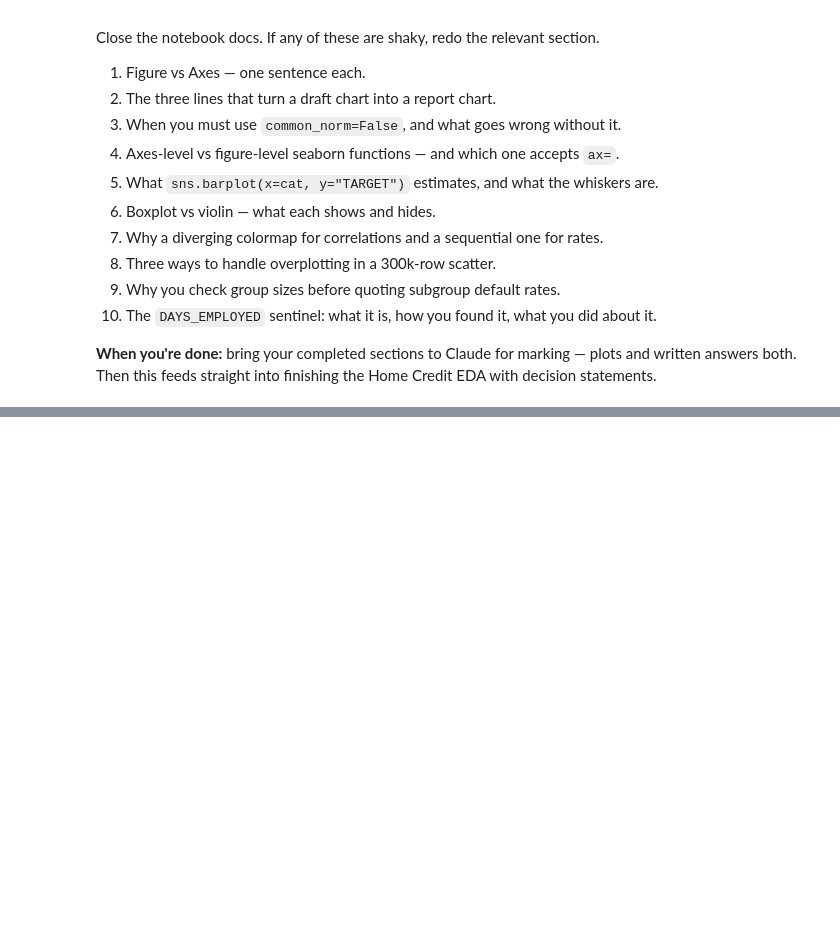
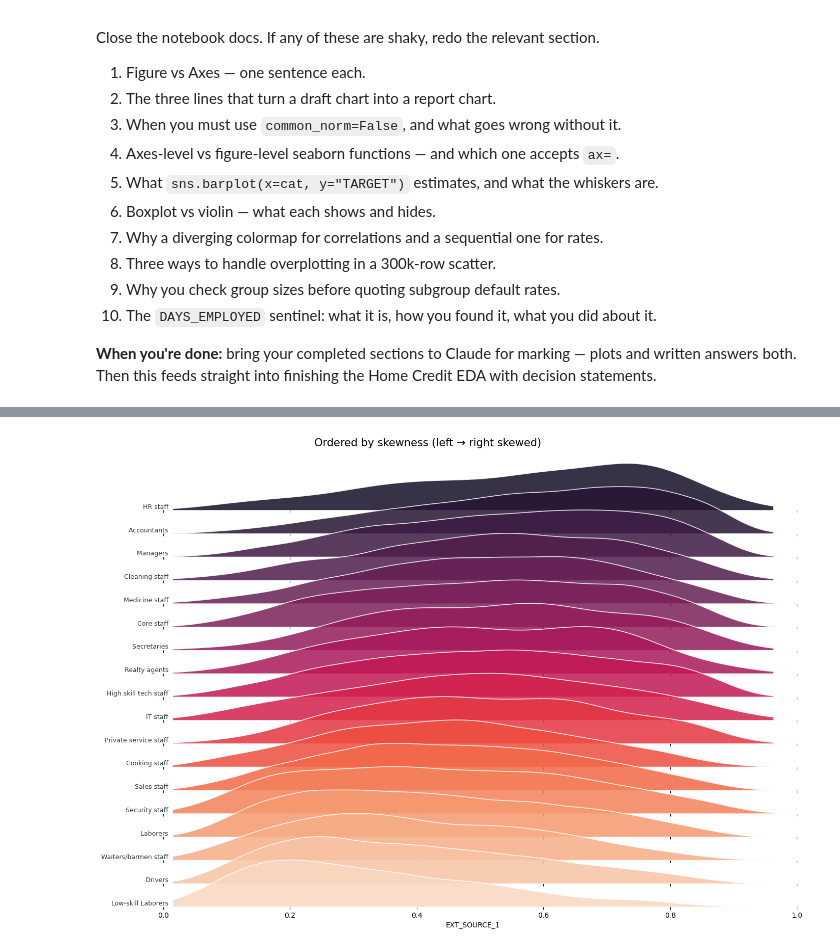
Before and after one commit to smallchuch/CreditRiskLearning, a Jupyter notebook: Learning Journey/1.5 Matplotlib + Seaborn/matplotlib_seaborn_practice_home_credit.ipynb, the cells around one changed output, grey strips where cells are left out. Cells and saved outputs as stored; diff of their text form; code cells hidden in the pictures; blank space fills up the shorter version.

```diff
--- a/Learning Journey/1.5 Matplotlib + Seaborn/matplotlib_seaborn_practice_home_credit.ipynb
+++ b/Learning Journey/1.5 Matplotlib + Seaborn/matplotlib_seaborn_practice_home_credit.ipynb
@@ -1712,0 +1715,85 @@ Close the notebook docs. If any of these are shaky, redo the relevant section.
+# %%
+import numpy as np
+import matplotlib.pyplot as plt
+import seaborn as sns
+from scipy.stats import gaussian_kde
+from scipy.stats import skew
+
+# compute skewness per group, then order groups by it)
+
+def ridgeline(df, value_col, group_col, groups=None,
+              palette="rocket", overlap=0.55, figsize=(16, 10),
+              title=None, xlabel=None, n_points=500):
+    """
+    Ridgeline (joyplot): one smoothed density per group, stacked with overlap.
+
+    value_col : numeric column to build each distribution from
+    group_col : category column that defines the rows/ridges
+    groups    : optional explicit order of groups (top -> bottom)
+    overlap   : how much each ridge bleeds into the one above (0 = none)
+    """
+    if groups is None:
+        groups = df[group_col].dropna().unique()
+    n = len(groups)
+    colors = sns.color_palette(palette, n)
+
+    # shared x-grid across all ridges so they line up
+    vals = df[value_col].dropna()
+    xg = np.linspace(vals.min(), vals.max(), n_points)
+
+    fig, axes = plt.subplots(n, 1, figsize=figsize, sharex=True)
+    if n == 1:
+        axes = [axes]
+
+    for i, (ax, g) in enumerate(zip(axes, groups)):
+        d = df.loc[df[group_col] == g, value_col].dropna()
+        if len(d) < 2:
+            continue
+        y = gaussian_kde(d)(xg)          # smoothed density curve
+        ax.fill_between(xg, y, color=colors[i], alpha=0.85,
+                        lw=1.2, ec="white", zorder=n - i)
+        # label on the left, transparent panel, no spines/ticks
+        ax.patch.set_alpha(0)
+        ax.set_yticks([])
+        ax.set_ylabel("")
+        for s in ax.spines.values():
+            s.set_visible(False)
+        ax.text(xg[0], 0, f"{g}  ", ha="right", va="bottom",
+                fontsize=9, color="#333")
+        ax.set_ylim(0, y.max() * 1.1)
+
+    # negative hspace is what makes the ridges overlap
+    fig.subplots_adjust(hspace=-overlap, left=0.15, right=0.96,
+                        top=0.94, bottom=0.06)
+    if title:
+        fig.suptitle(title, fontsize=15, y=0.98)
+    if xlabel:
+        axes[-1].set_xlabel(xlabel)
+    return fig, axes
+
+
+# ---- demo with synthetic data so it runs standalone ----
+import pandas as pd
+rng = np.random.default_rng(7)
+rows = []
+for h in range(12):
+    center = 2 + 2.6 * np.sin(h / 12 * 2 * np.pi)
+    for v in rng.normal(center, 1.0, 3000):
+        rows.append({"hour": f"{h:02d}:00", "value": v})
+demo = pd.DataFrame(rows)
+
+# ... your imports and the ridgeline() function definition stay as-is ...
+
+# compute order AFTER df exists, using the real column names
+order = (df.groupby("OCCUPATION_TYPE")["EXT_SOURCE_1"]
+           .apply(lambda s: skew(s.dropna()))
+           .sort_values()                    # ascending: left-skew -> right-skew
+           .index.tolist())
+
+ridgeline(df, value_col="EXT_SOURCE_1", group_col="OCCUPATION_TYPE",
+          groups=order,
+          xlabel="EXT_SOURCE_1",
+          title="Ordered by skewness (left → right skewed)")
+plt.show()
+# %% [output]
+[figure, added]
```
Also changed, not shown: parts of 3 cells of this notebook, 2 other files.
